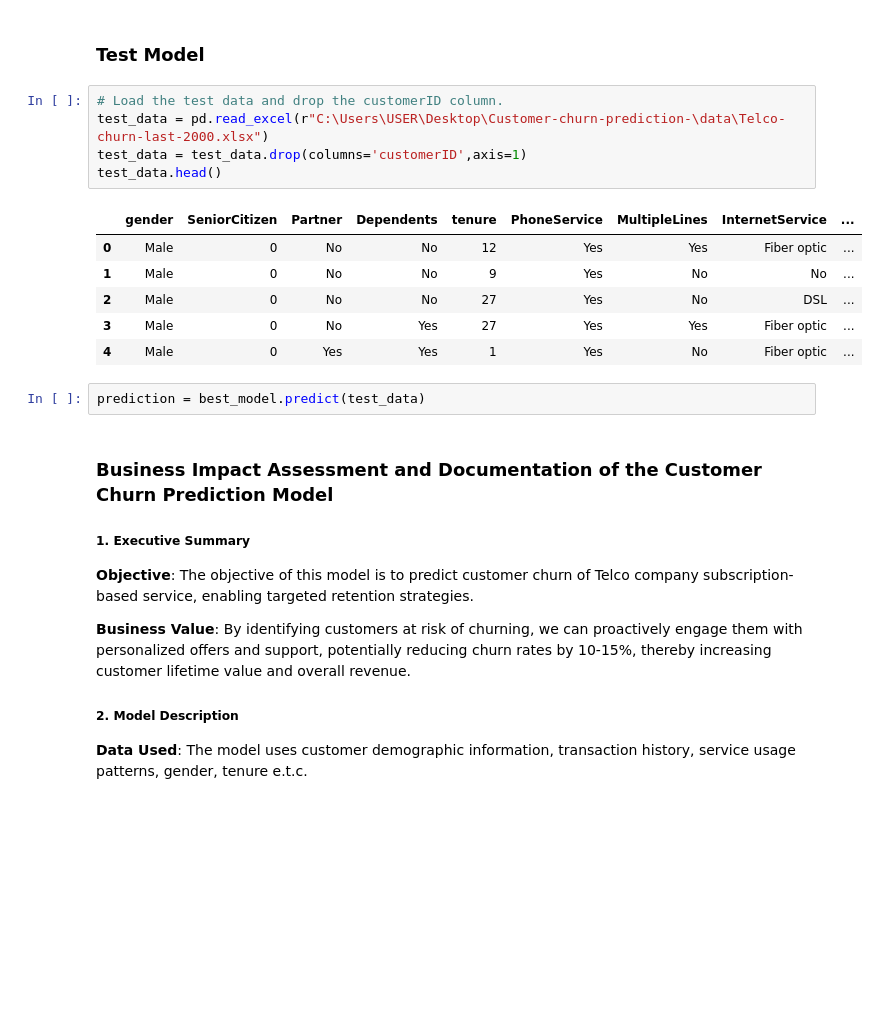
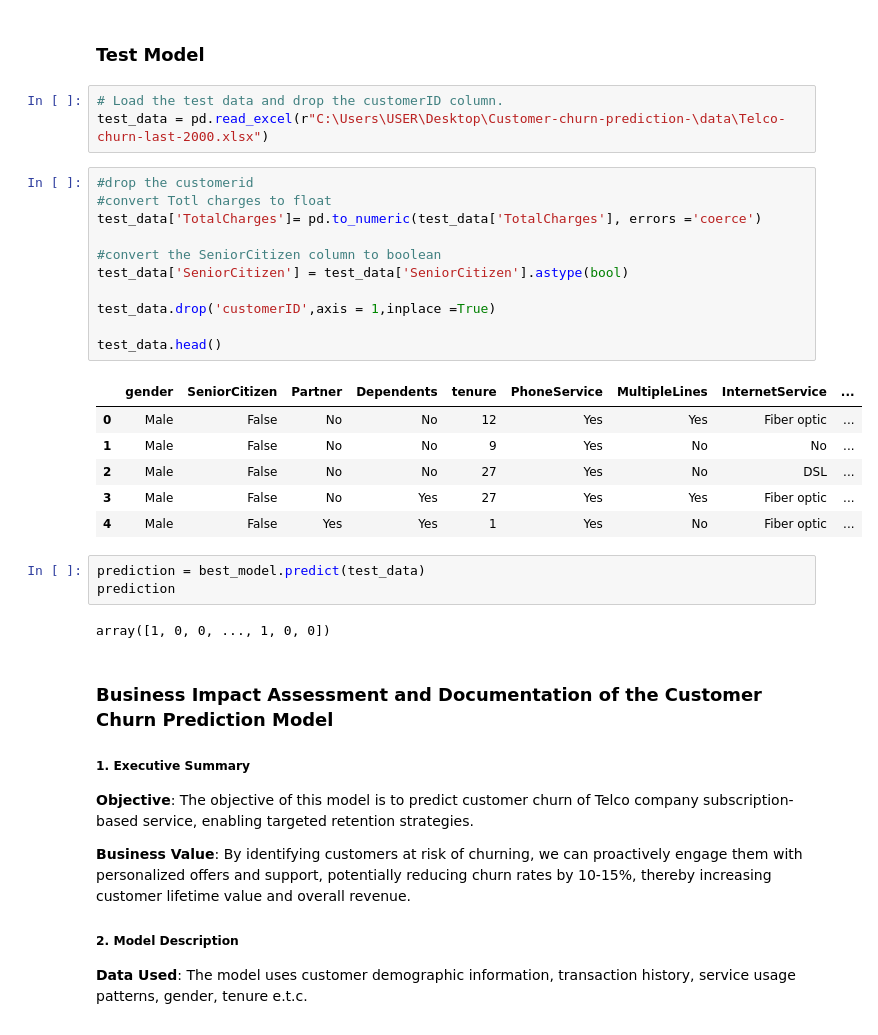
Before and after one commit to Omooyeni/Telco-Customer-churn-prediction-, a Jupyter notebook: notebook/main.ipynb, the cells around one changed output. Saved outputs shown, nothing was run; the diff lists cells and outputs as text; blank space fills up the shorter version.

Commit message:
test the model using the test data

```diff
--- a/notebook/main.ipynb
+++ b/notebook/main.ipynb
@@ -1098,17 +1098,29 @@ joblib.dump(final_pipeline, 'final_model.pkl')
 # %%
 # Load the test data and drop the customerID column.
 test_data = pd.read_excel(r"C:\Users\USER\Desktop\Customer-churn-prediction-\data\Telco-churn-last-2000.xlsx")
-test_data = test_data.drop(columns='customerID',axis=1)
-test_data.head()
-# %% [output]
-|  | gender | SeniorCitizen | Partner | Dependents | tenure | PhoneService | MultipleLines | InternetService | ... |
-| 0 | Male | 0 | No | No | 12 | Yes | Yes | Fiber optic | ... |
-| 1 | Male | 0 | No | No | 9 | Yes | No | No | ... |
-| 2 | Male | 0 | No | No | 27 | Yes | No | DSL | ... |
-| 3 | Male | 0 | No | Yes | 27 | Yes | Yes | Fiber optic | ... |
-| 4 | Male | 0 | Yes | Yes | 1 | Yes | No | Fiber optic | ... |
+# %%
+#drop the customerid
+#convert Totl charges to float
+test_data['TotalCharges']= pd.to_numeric(test_data['TotalCharges'], errors ='coerce')
+
+#convert the SeniorCitizen column to boolean
+test_data['SeniorCitizen'] = test_data['SeniorCitizen'].astype(bool)
+
+test_data.drop('customerID',axis = 1,inplace =True)
+
+test_data.head()
+# %% [output]
+|  | gender | SeniorCitizen | Partner | Dependents | tenure | PhoneService | MultipleLines | InternetService | ... |
+| 0 | Male | False | No | No | 12 | Yes | Yes | Fiber optic | ... |
+| 1 | Male | False | No | No | 9 | Yes | No | No | ... |
+| 2 | Male | False | No | No | 27 | Yes | No | DSL | ... |
+| 3 | Male | False | No | Yes | 27 | Yes | Yes | Fiber optic | ... |
+| 4 | Male | False | Yes | Yes | 1 | Yes | No | Fiber optic | ... |
 # %%
 prediction = best_model.predict(test_data)
+prediction
+# %% [output]
+array([1, 0, 0, ..., 1, 0, 0])
 # %% [markdown]
 ### Business Impact Assessment and Documentation of the Customer Churn Prediction Model
 
```
Also changed, not shown: parts of 3 cells of this notebook, 1 other file.
